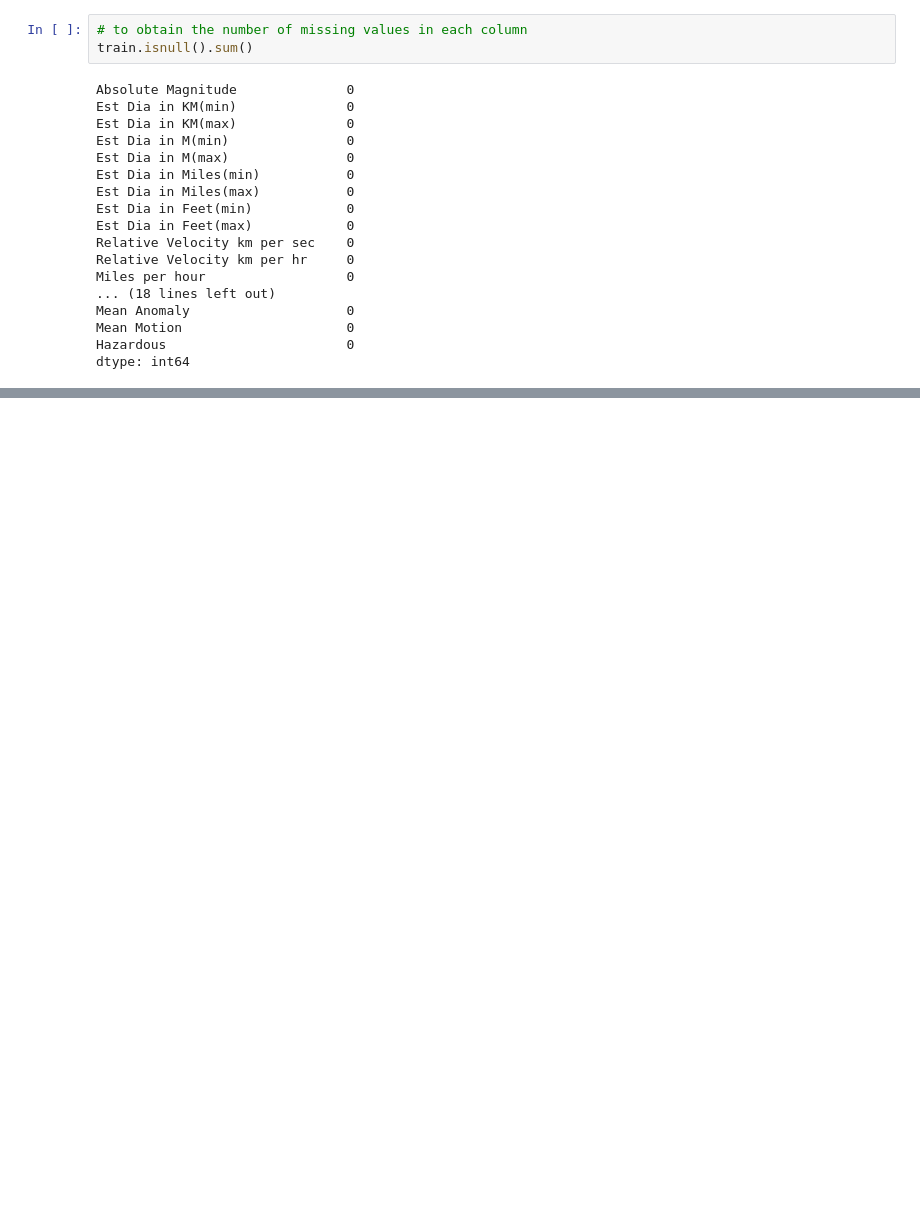
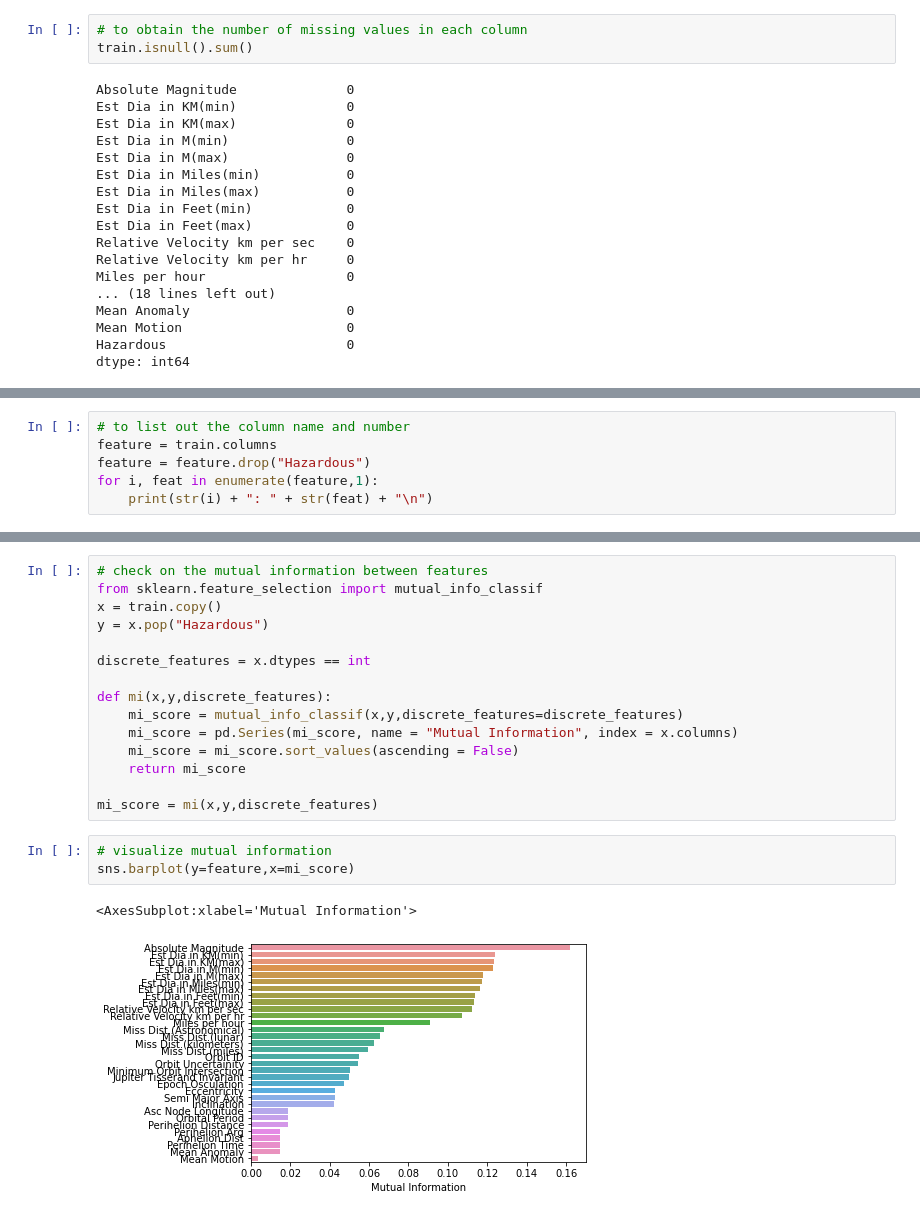
Before and after one commit to edwardloo/Kaggle, a Jupyter notebook: asteroid-threat-prediction.ipynb, the cells around one changed output, grey strips where cells are left out. Saved outputs shown, nothing was run; the diff lists cells and outputs as text; blank space fills up the shorter version.

```diff
--- a/asteroid-threat-prediction.ipynb
+++ b/asteroid-threat-prediction.ipynb
@@ -51,0 +51,6 @@ train
+# %%
+# to list out the column name and number
+feature = train.columns
+feature = feature.drop("Hazardous")
+for i, feat in enumerate(feature,1):
+    print(str(i) + ": " + str(feat) + "\n")
@@ -51,0 +85,21 @@ train
+# %%
+# check on the mutual information between features
+from sklearn.feature_selection import mutual_info_classif
+x = train.copy()
+y = x.pop("Hazardous")
+
+discrete_features = x.dtypes == int
+
+def mi(x,y,discrete_features):
+    mi_score = mutual_info_classif(x,y,discrete_features=discrete_features)
+    mi_score = pd.Series(mi_score, name = "Mutual Information", index = x.columns)
+    mi_score = mi_score.sort_values(ascending = False)
+    return mi_score
+
+mi_score = mi(x,y,discrete_features)
+# %%
+# visualize mutual information
+sns.barplot(y=feature,x=mi_score)
+# %% [output]
+<AxesSubplot:xlabel='Mutual Information'>
+[figure, added]
```
Also changed, not shown: parts of 5 cells of this notebook.
